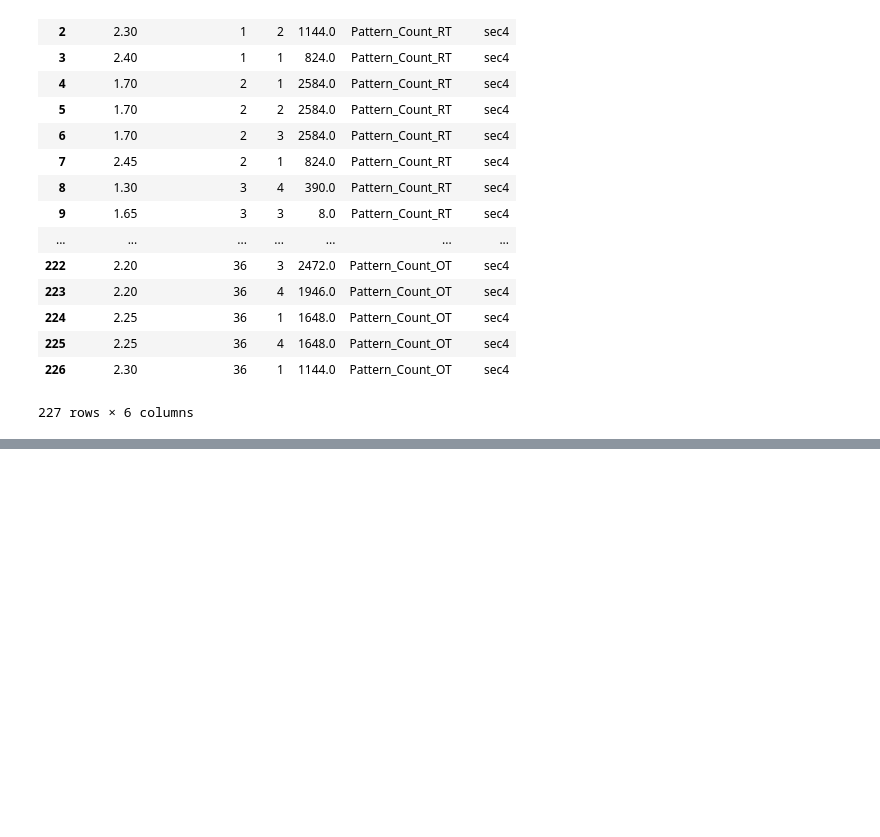
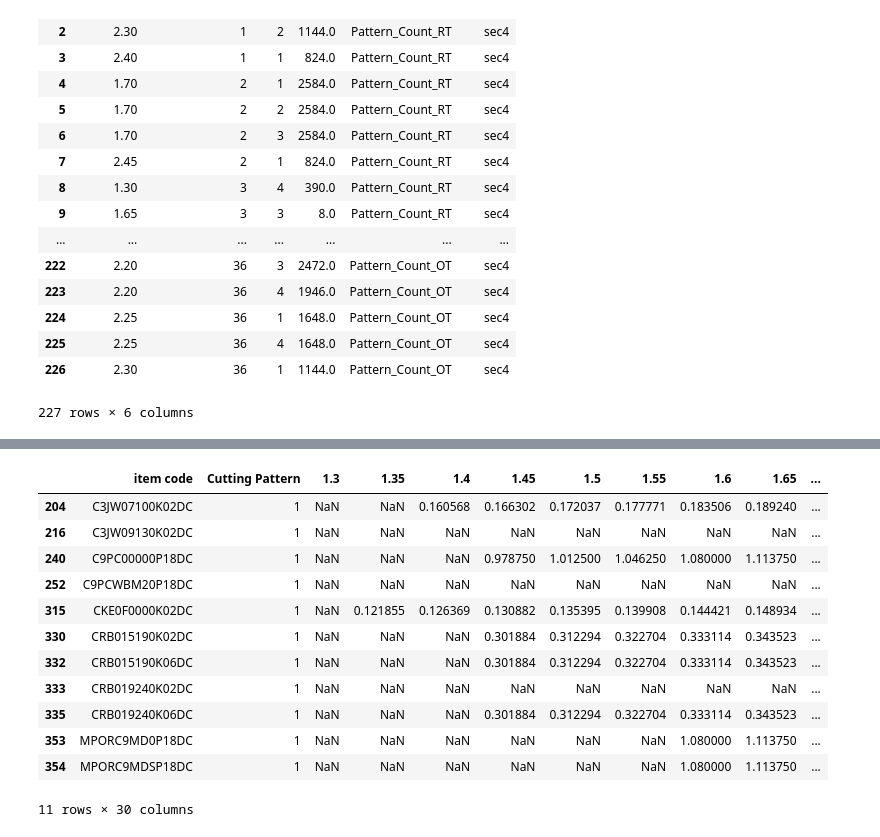
Before and after one commit to mohit-mhjn/byproduct_inventory_opt, a Jupyter notebook: PP_Model/data validation.ipynb, the cells around one changed output, grey strips where cells are left out. Drawn from its saved outputs; the diff is of its cells as text; code cells hidden in the pictures; blank space fills up the shorter version.

```diff
--- a/PP_Model/data validation.ipynb
+++ b/PP_Model/data validation.ipynb
@@ -639,0 +761,3 @@ production_count
+# %%
+y = pd.read_excel('Model_Input_Final.xlsm', sheetname='Yield')
+y.head()
@@ -639,0 +772,4 @@ production_count
+# %%
+sku_list = demand['item code']
+# %%
+y = y[y['item code'].isin(sku_list)]
@@ -639,0 +780,2 @@ production_count
+# %%
+y = y[y['Cutting Pattern']==1]
@@ -639,0 +795,16 @@ production_count
+# %%
+y
+# %% [output]
+|  | item code | Cutting Pattern | 1.3 | 1.35 | 1.4 | 1.45 | 1.5 | 1.55 | 1.6 | 1.65 | ... |
+| 204 | C3JW07100K02DC | 1 | NaN | NaN | 0.160568 | 0.166302 | 0.172037 | 0.177771 | 0.183506 | 0.189240 | ... |
+| 216 | C3JW09130K02DC | 1 | NaN | NaN | NaN | NaN | NaN | NaN | NaN | NaN | ... |
+| 240 | C9PC00000P18DC | 1 | NaN | NaN | NaN | 0.978750 | 1.012500 | 1.046250 | 1.080000 | 1.113750 | ... |
+| 252 | C9PCWBM20P18DC | 1 | NaN | NaN | NaN | NaN | NaN | NaN | NaN | NaN | ... |
+| 315 | CKE0F0000K02DC | 1 | NaN | 0.121855 | 0.126369 | 0.130882 | 0.135395 | 0.139908 | 0.144421 | 0.148934 | ... |
+| 330 | CRB015190K02DC | 1 | NaN | NaN | NaN | 0.301884 | 0.312294 | 0.322704 | 0.333114 | 0.343523 | ... |
+| 332 | CRB015190K06DC | 1 | NaN | NaN | NaN | 0.301884 | 0.312294 | 0.322704 | 0.333114 | 0.343523 | ... |
+| 333 | CRB019240K02DC | 1 | NaN | NaN | NaN | NaN | NaN | NaN | NaN | NaN | ... |
+| 335 | CRB019240K06DC | 1 | NaN | NaN | NaN | 0.301884 | 0.312294 | 0.322704 | 0.333114 | 0.343523 | ... |
+| 353 | MPORC9MD0P18DC | 1 | NaN | NaN | NaN | NaN | NaN | NaN | 1.080000 | 1.113750 | ... |
+| 354 | MPORC9MDSP18DC | 1 | NaN | NaN | NaN | NaN | NaN | NaN | 1.080000 | 1.113750 | ... |
+11 rows × 30 columns
```
Also changed, not shown: parts of 27 cells of this notebook, 6 other files.
